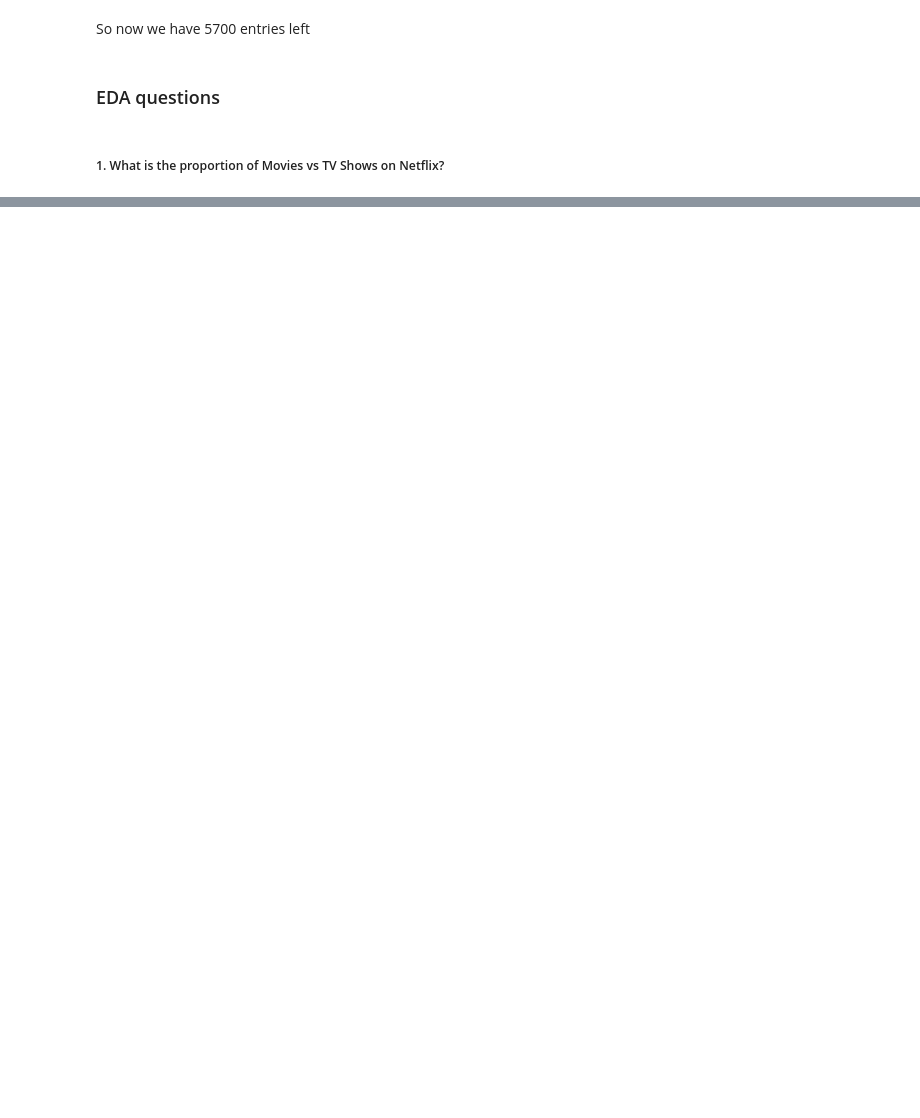
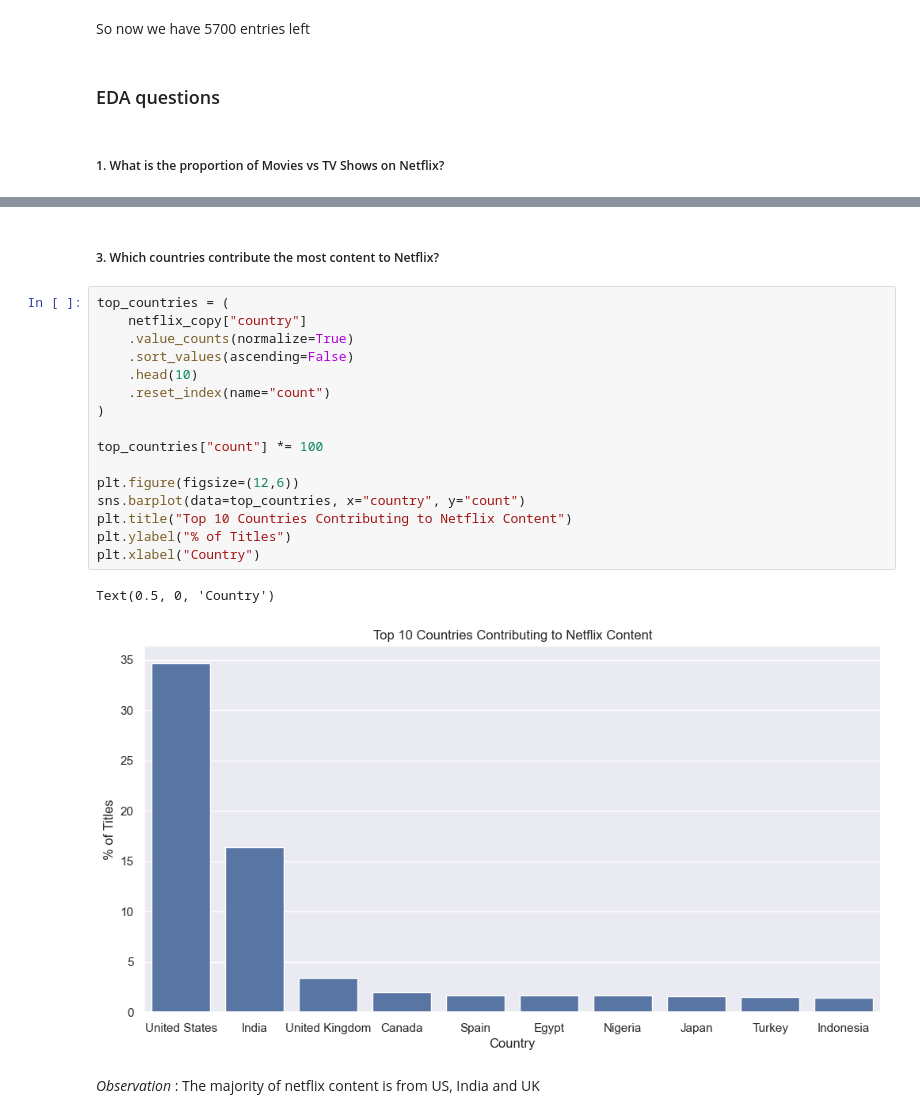
Before and after one commit to vNullptr/netflix-eda, a Jupyter notebook: notebook.ipynb, the cells around one changed output, grey strips where cells are left out. Drawn from its saved outputs; the diff is of its cells as text; blank space fills up the shorter version.

```diff
--- a/notebook.ipynb
+++ b/notebook.ipynb
@@ -195,0 +217,23 @@ sns.countplot(x=netflix_copy["type"])
+# %% [markdown]
+##### 3. Which countries contribute the most content to Netflix?
+# %%
+top_countries = (
+    netflix_copy["country"]
+    .value_counts(normalize=True)
+    .sort_values(ascending=False)
+    .head(10)
+    .reset_index(name="count")
+)
+
+top_countries["count"] *= 100
+
+plt.figure(figsize=(12,6))
+sns.barplot(data=top_countries, x="country", y="count")
+plt.title("Top 10 Countries Contributing to Netflix Content")
+plt.ylabel("% of Titles")
+plt.xlabel("Country")
+# %% [output]
+Text(0.5, 0, 'Country')
+[figure, added]
+# %% [markdown]
+*Observation* : The majority of netflix content is from US, India and UK
```
Also changed, not shown: parts of 10 cells of this notebook.
